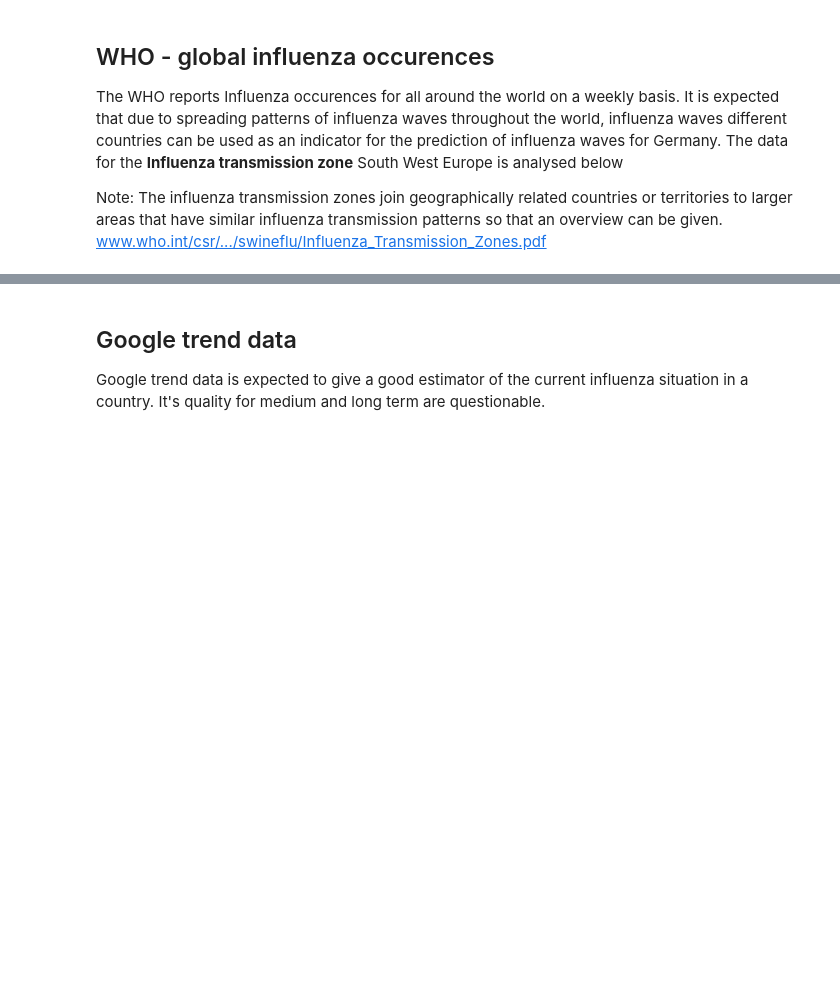
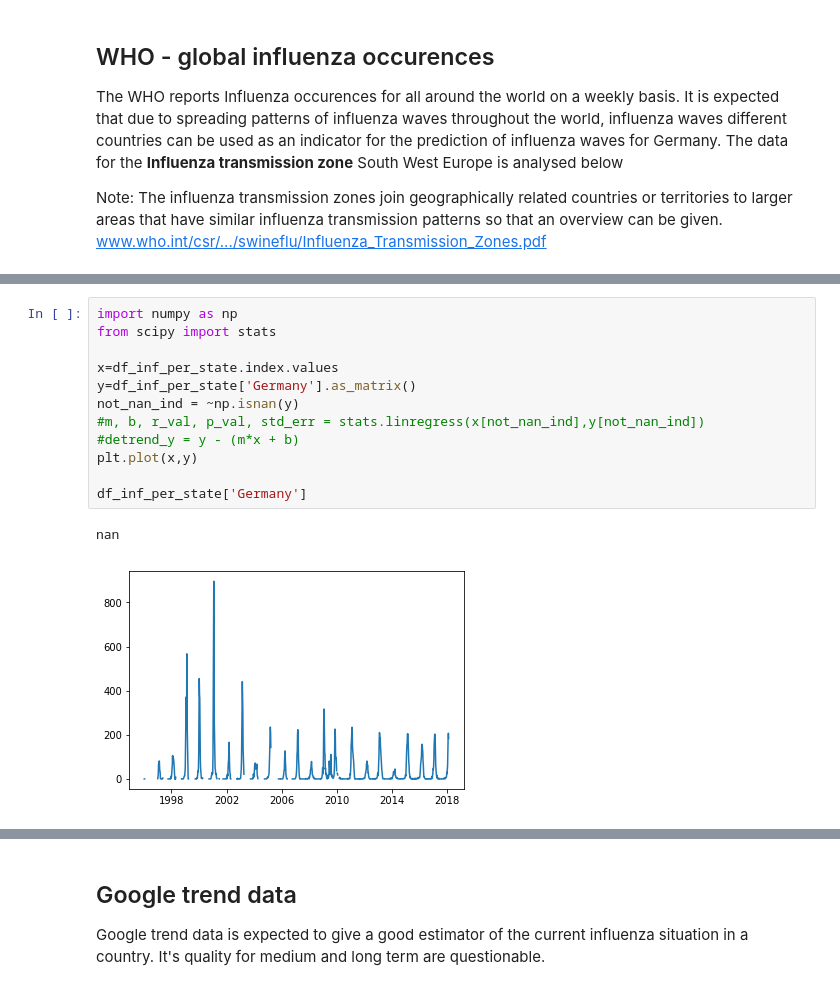
Before and after one commit to kilian-zwirglmaier/Capstone-FluWavePrediction, a Jupyter notebook: DataAnalysis.ipynb, the cells around one changed output, grey strips where cells are left out. Cells and saved outputs as stored; diff of their text form; blank space fills up the shorter version.

```diff
--- a/DataAnalysis.ipynb
+++ b/DataAnalysis.ipynb
@@ -37,0 +116,15 @@ plt.savefig('InfluenzaDetectionsOverTime_France_Germany_Italy.eps')
+# %%
+import numpy as np
+from scipy import stats
+
+x=df_inf_per_state.index.values
+y=df_inf_per_state['Germany'].as_matrix()
+not_nan_ind = ~np.isnan(y)
+#m, b, r_val, p_val, std_err = stats.linregress(x[not_nan_ind],y[not_nan_ind])
+#detrend_y = y - (m*x + b)
+plt.plot(x,y)
+
+df_inf_per_state['Germany']
+# %% [output]
+nan
+[figure, added]
```
Also changed, not shown: parts of 9 cells of this notebook.
